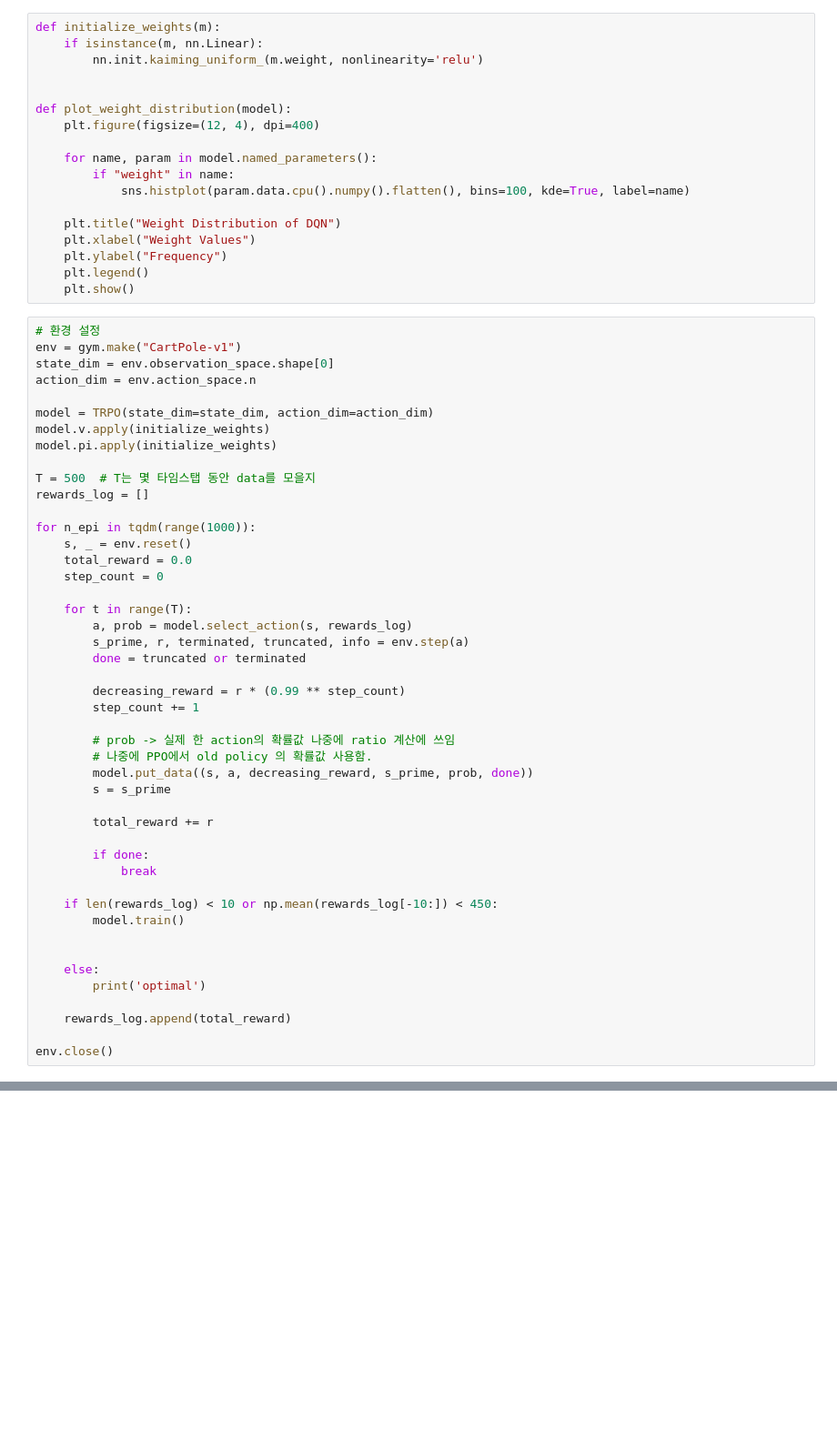
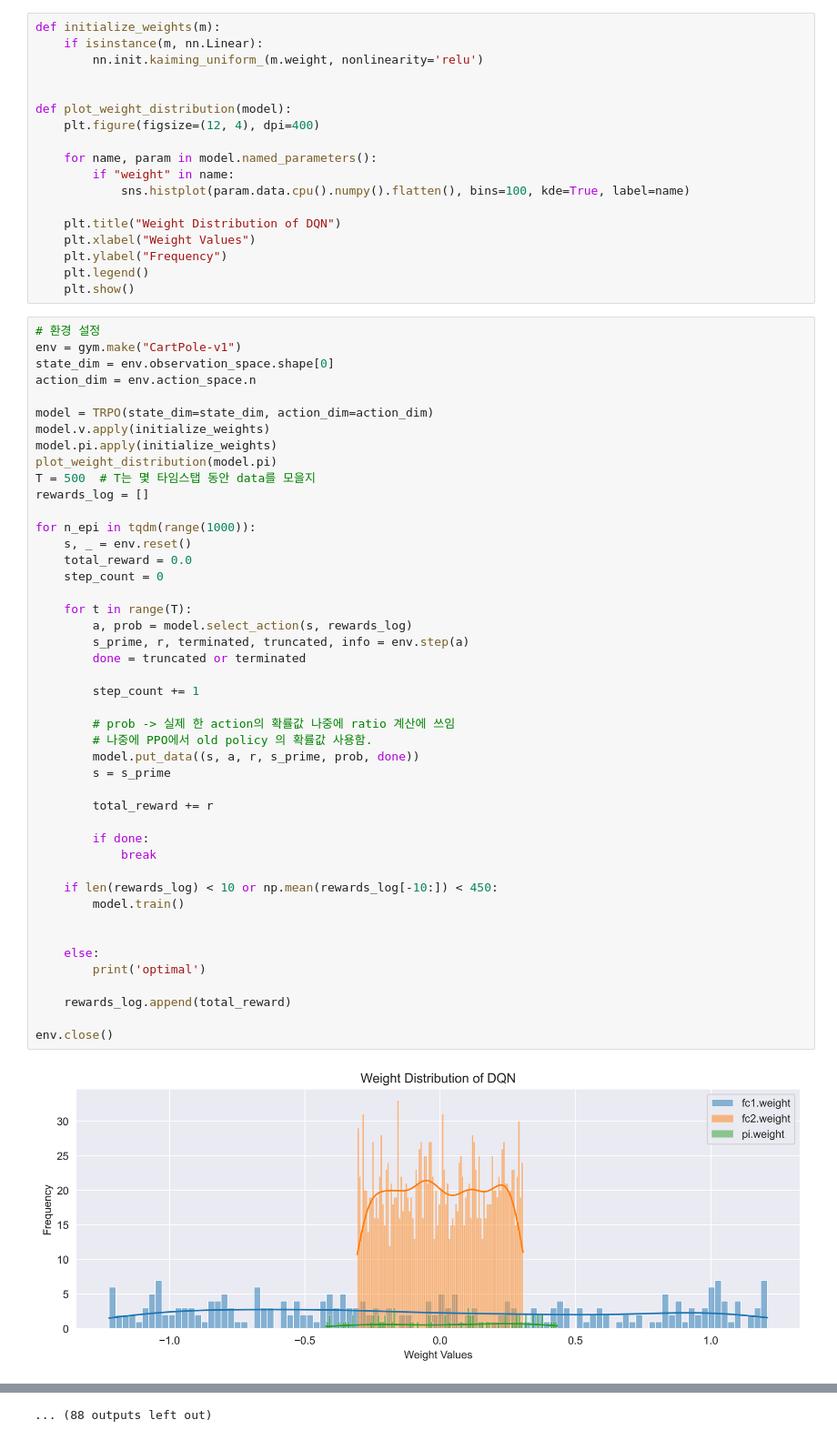
Before and after one commit to kimjuhwan1234/Study_RL, a Jupyter notebook: 29. TRPO.ipynb, the cells around one changed output, grey strips where cells are left out. Shown at 91% size. Cells and saved outputs as stored; diff of their text form; blank space fills up the shorter version.

```diff
--- a/29. TRPO.ipynb
+++ b/29. TRPO.ipynb
@@ -36,7 +36,7 @@ action_dim = env.action_space.n
 model = TRPO(state_dim=state_dim, action_dim=action_dim)
 model.v.apply(initialize_weights)
 model.pi.apply(initialize_weights)
-
+plot_weight_distribution(model.pi)
 T = 500  # T는 몇 타임스탭 동안 data를 모을지
 rewards_log = []
 
@@ -45,32 +45,32 @@ for n_epi in tqdm(range(1000)):
     total_reward = 0.0
     step_count = 0
 
     for t in range(T):
         a, prob = model.select_action(s, rewards_log)
         s_prime, r, terminated, truncated, info = env.step(a)
         done = truncated or terminated
 
-        decreasing_reward = r * (0.99 ** step_count)
         step_count += 1
 
         # prob -> 실제 한 action의 확률값 나중에 ratio 계산에 쓰임
         # 나중에 PPO에서 old policy 의 확률값 사용함.
-        model.put_data((s, a, decreasing_reward, s_prime, prob, done))
+        model.put_data((s, a, r, s_prime, prob, done))
         s = s_prime
 
         total_reward += r
 
         if done:
             break
 
     if len(rewards_log) < 10 or np.mean(rewards_log[-10:]) < 450:
         model.train()
 
 
     else:
         print('optimal')
 
     rewards_log.append(total_reward)
 
 env.close()
 # %% [output]
+[figure, added]
@@ -80,0 +137 @@ tensor(-1.0643, device='cuda:0') tensor(0.0010, device='cuda:0')
+... (88 outputs left out)
```
Also changed, not shown: parts of 5 cells of this notebook, 1 other file.
